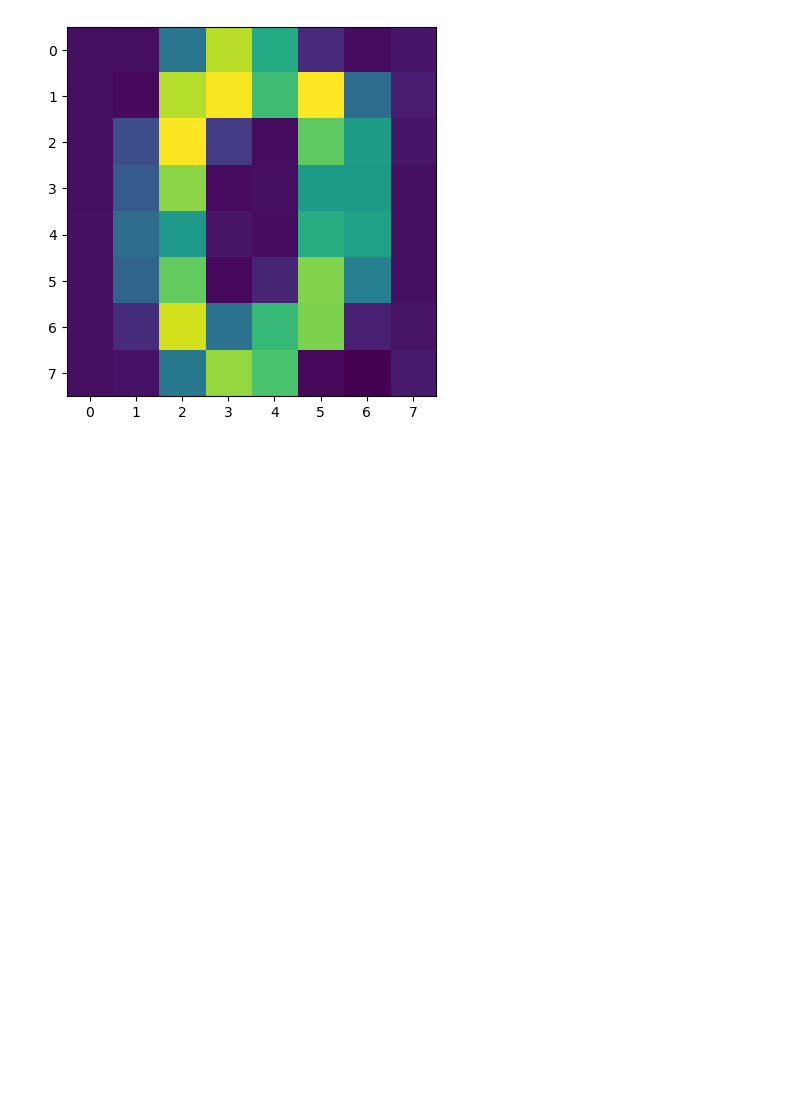
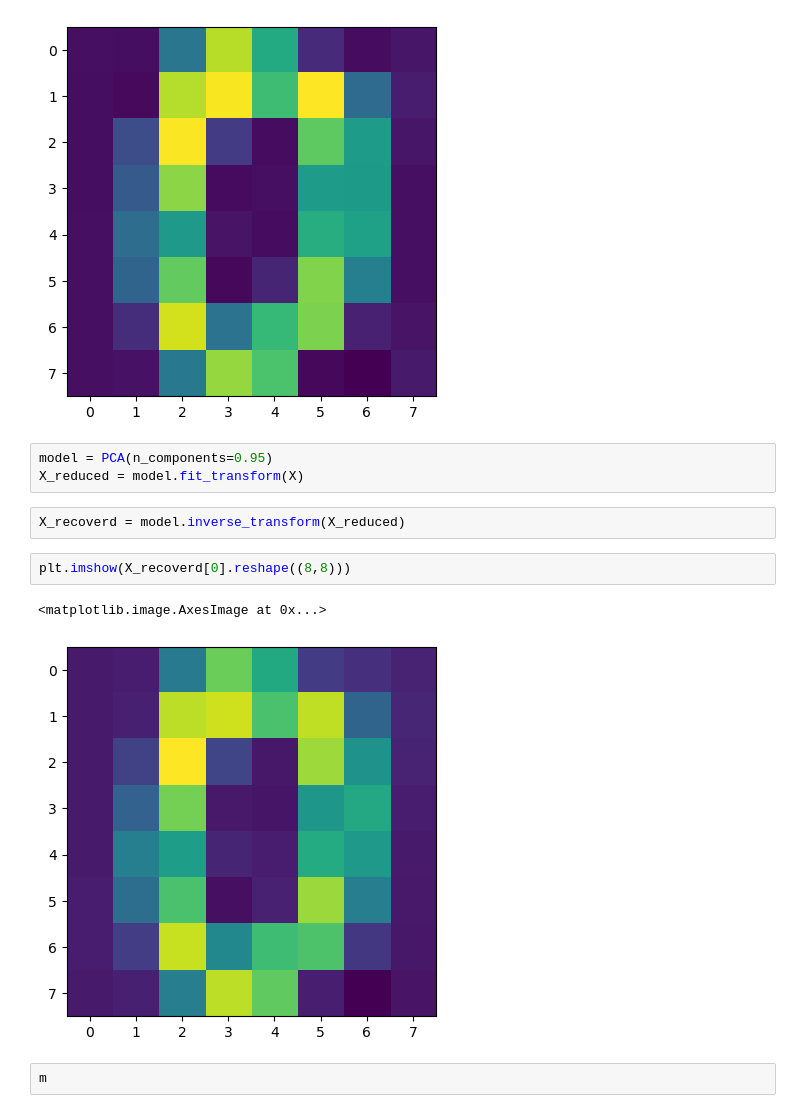
Before and after one commit to lorida0777/apprentissage_non_supervise, a Jupyter notebook: Decontamination_Digits.ipynb, the cells around one changed output. Saved outputs shown, nothing was run; the diff lists cells and outputs as text; blank space fills up the shorter version.

```diff
--- a/Decontamination_Digits.ipynb
+++ b/Decontamination_Digits.ipynb
@@ -114,3 +114,15 @@ plt.imshow(X_recoverd[0].reshape((8,8)))
 # %% [output]
 <matplotlib.image.AxesImage at 0x...>
 [figure]
+# %%
+model = PCA(n_components=0.95)
+X_reduced = model.fit_transform(X)
+# %%
+X_recoverd = model.inverse_transform(X_reduced)
+# %%
+plt.imshow(X_recoverd[0].reshape((8,8)))
+# %% [output]
+<matplotlib.image.AxesImage at 0x...>
+[figure, added]
+# %%
+m
```
